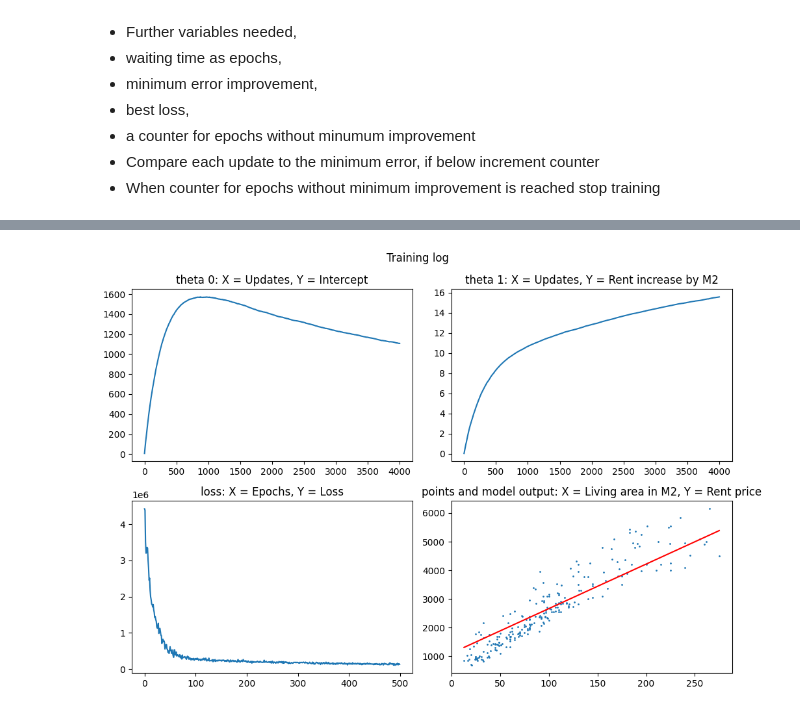
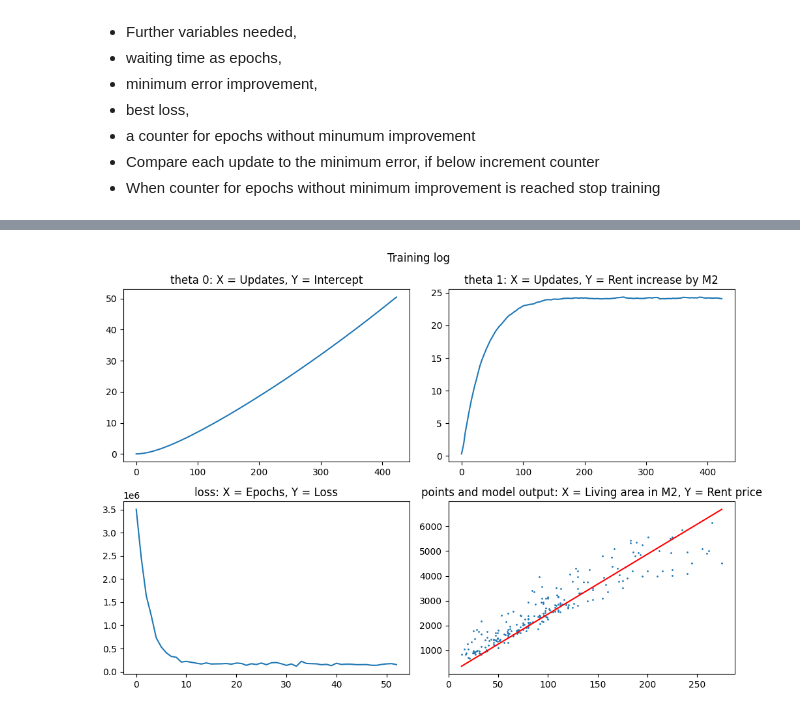
Before and after one commit to MehrLinard/DeLearnSpr26, a Jupyter notebook: Mandatory_Handin2/student-input/cg-linear-regression-stud.ipynb, the cells around one changed output, grey strips where cells are left out. Cells and saved outputs as stored; diff of their text form; code cells hidden in the pictures.

Commit message:
latest version of code includes 2 optional tasks

```diff
--- a/Mandatory_Handin2/student-input/cg-linear-regression-stud.ipynb
+++ b/Mandatory_Handin2/student-input/cg-linear-regression-stud.ipynb
@@ -625,8 +558,8 @@ The total value of the MAPE loss is 17.5%
 
 This is a very simple idea that can help to speed up the convergence of $\theta_0$ and $\theta_1$. We can use a larger learning rate for $\theta_1$ than for $\theta_0$ as $\theta_1$ converges faster than $\theta_0$. This idea is actually a first step towards RMSProp which is an optimizer that uses different learning rates for different parameters based on the history of the gradients.
 # %%
-alpha_t0 = 0.0025    # learning rate for theta_0
-alpha_t1 = 0.0000001  # learning rate for theta_1
+alpha_t0 = 0.0004    # learning rate for theta_0
+alpha_t1 = 0.000001  # learning rate for theta_1
 epochs = 500          # number of epochs (an epoch is a loop over the whole training set)
 
 # This requires the same code as before, but at the update we use individual alphas to and t1
@@ -747,10 +705,9 @@ In our previous experiments, the parameter $\theta_0$ has gradients that seem to
 Complete the code below to implement the momentum optimizer for linear regression.
 # %%
 alpha = 0.0000001     # learning rate
-beta_momentum_t0 = 0.9999    # momentum factor for theta_0
-beta_momentum_t1 = 0.2500     # momentum factor for theta_1
-#beta_momentum_t0 = 0.9999     # momentum factor for theta_0
-#beta_momentum_t1 = 0.5000     # momentum factor for theta_1
+beta_momentum_t0 = 0.9999     # momentum factor for theta_0
+beta_momentum_t1 = 0.25000     # momentum factor for theta_1
+
 epochs = 400          # number of epochs (an epoch is a loop over the whole training set)
 
 # Two momentum status variables
@@ -920,13 +899,24 @@ validation error could be observed.
 * Compare each update to the minimum error, if below increment counter
 * When counter for epochs without minimum improvement is reached stop training
 # %%
-# First step, include the MSE_loss, RMSE-, MAE- and MAPE Loss
-# Use all 4 in the next experiment but also in all upcomming
-# Try this with the last experiment, batch with momentum first
+# Implementation of early stopping, using Momentum
+# Using Momentum code as a base, as this showed best results up to here
+beta_momentum_t0 = 0.9999     # momentum factor for theta_0
+beta_momentum_t1 = 0.5000     # momentum factor for theta_1
 
-alpha_t0 = 0.0025    # learning rate for theta_0
-alpha_t1 = 0.0000001  # learning rate for theta_1
-epochs = 500          # number of epochs (an epoch is a loop over the whole training set)
+# Two momentum status variables
+momentum_t0 = 0.0
+momentum_t1 = 0.0
+
+# I am using the batch processing code as a basis and then adapt it
+alpha = 0.000001  # learning rate can be higher than in the plain vanilla SGD
+                  # as we will average the gradients over a batch of samples
+#Epochs changed to 500, from now on, not changed in previous codes
+epochs = 500
+batch_size = 32
+N = len(living_area)
+t0 = 0.0
+t1 = 0.0
 
 # New variables for early stopping
 waitfor = 20
@@ -934,12 +924,8 @@ minimumImprovement = 0.001
 bestLoss = float("inf")
 noImprovementCounter = 0
 
-# This requires the same code as before, but at the update we use individual alphas to and t1
-# removed alpha and epochs setting from batch code
-batch_size = 32
-N = len(living_area)
-t0 = 0.0
-t1 = 0.0
+
+
 
 loss_evolution = []
 t0_evolution = []
@@ -968,10 +954,15 @@ for epoch in range(epochs):
         average_gradt0 = batch_grad_t0 / batch_size
         average_gradt1 = batch_grad_t1 / batch_size
 
-        # apply learning rate
-        # only these next two lines change for different learning rates per theta 1 and 0
-        t0 = t0 - alpha_t0 * average_gradt0
-        t1 = t1 - alpha_t1 * average_gradt1
+        # apply learning rate with momentum and momentum state variable
+        # First calculate the momentum , including the average_grad_to/t1 from batch processing
+        momentum_t0 = beta_momentum_t0 * momentum_t0 + alpha * average_gradt0
+        momentum_t1 = beta_momentum_t1 * momentum_t1 + alpha * average_gradt1
+
+        # remove momentum from parameters instead of directly the alpha
+        t0 = t0 - momentum_t0
+        t1 = t1 - momentum_t1
+
         # calcualte epoch loss with average of batch
         epoch_loss += batch_loss / batch_size
 
@@ -981,7 +972,17 @@ for epoch in range(epochs):
     current_loss = epoch_loss / n_steps
     loss_evolution.append(current_loss)
     epoch_loss = 0.0
-
+    if current_loss < bestLoss - minimumImprovement:
+        bestLoss = current_loss
+        noImprovementCounter = 0
+    else:
+        noImprovementCounter += 1
+    if noImprovementCounter >= waitfor:
+        print("So Gerard I suspect you have a good reason for pulling me away from my duties, at epoch:: ",epoch+1)
+        print("Your wodka can wait Yuri, losses are at:: ",bestLoss)
+        print("Come stand here, you need to see this")
+        print("I know all about the Zerg General!")
+        break
 
 print("intercept (theta_0):", t0)
 print("slope (theta_1)    :", t1)
@@ -997,5 +998,6 @@ mape = mape_loss(y_hat, rent_price)
 print("The total value of the RMSE loss is", round(rmse))
 print("The total value of the MAE loss is", round(mae))
 print("The total value of the MAPE loss is", f"{100*mape:.1f}%")
+
 plot_training_log(loss_evolution, t0_evolution, t1_evolution, living_area, rent_price)
 # %% [output]
@@ -1008 +1014 @@ The total value of the MAPE loss is 21.3%
-[figure, old version]
+[figure, new version]
```
Also changed, not shown: parts of 14 cells of this notebook, 12 other files.
